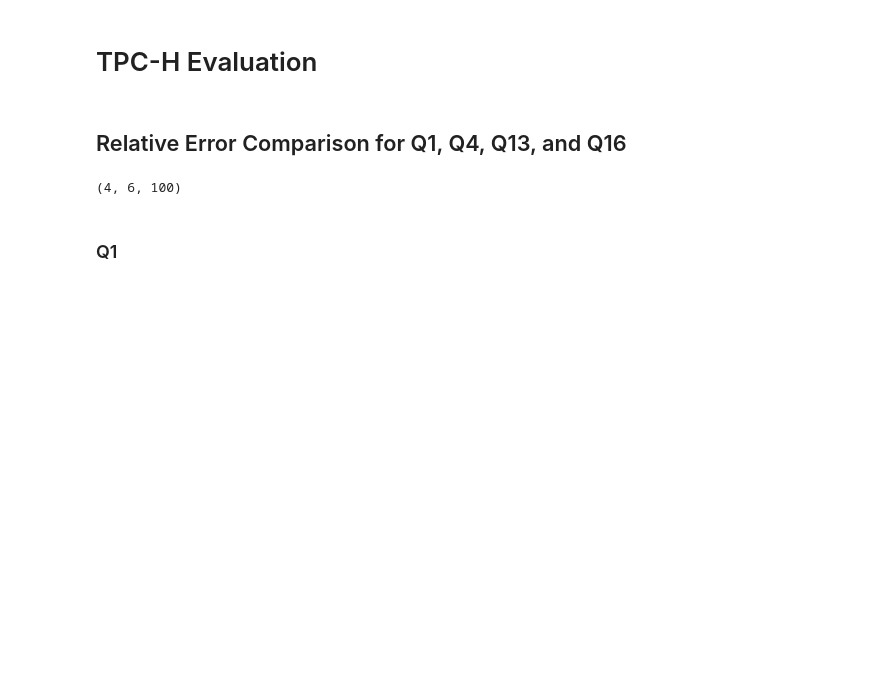
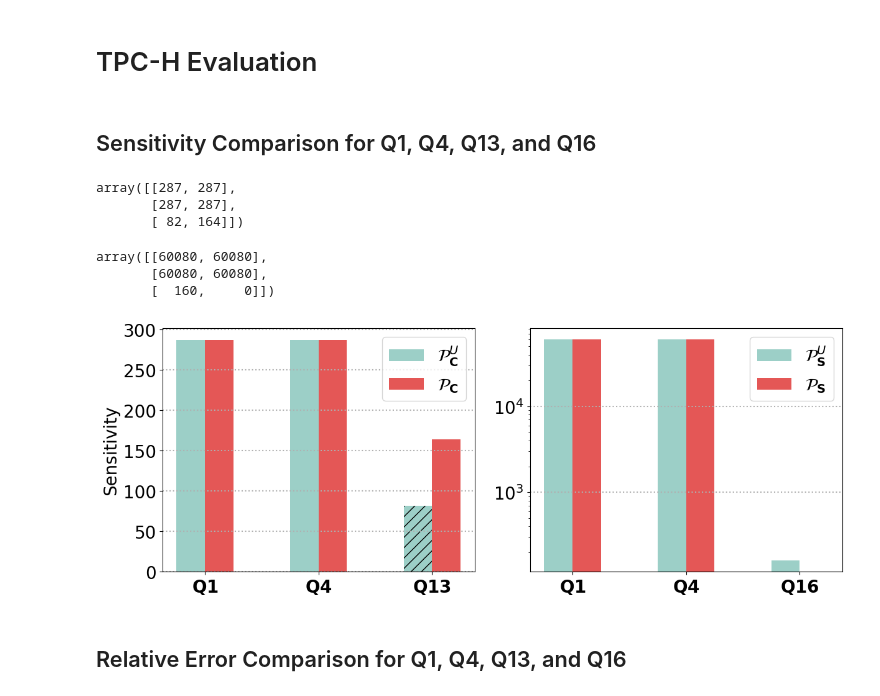
Before and after one commit to casciand/dp4sql, a Jupyter notebook: results/plots.ipynb, the cells around one changed output. Cells and saved outputs as stored; diff of their text form; code cells hidden in the pictures; blank space fills up the shorter version.

```diff
--- a/results/plots.ipynb
+++ b/results/plots.ipynb
@@ -137,2 +99,4 @@ plt.show()
 # %% [markdown]
 # TPC-H Evaluation
+# %% [markdown]
+## Sensitivity Comparison for Q1, Q4, Q13, and Q16
@@ -139,3 +125,45 @@ plt.show()
+# %%
+customer_data
+# %% [output]
+array([[287, 287],
+       [287, 287],
+       [ 82, 164]])
+# %%
+supplier_data
+# %% [output]
+array([[60080, 60080],
+       [60080, 60080],
+       [  160,     0]])
+# %%
+fig, (ax1, ax2) = plt.subplots(1, 2, figsize=(12.5, 5))
+hatch = ''
+
+# Customer
+for i in range(num_bars):
+    bar = ax1.bar(x + i * bar_width, customer_data[:, i], bar_width, label=customer_policies[i], color=colors[i], hatch=hatch)
+    if i == 0:
+        bar[2].set_hatch('//')
+
+ax1.set_ylabel('Sensitivity')
+ax1.set_xticks(x + bar_width / 2)
+ax1.set_xticklabels(np.delete(queries, 3))
+ax1.grid(axis='y', linestyle=':', linewidth=1.5)
+ax1.legend(ncol=1)
+
+# Supplier
+for i in range(num_bars):
+    ax2.bar(x + i * bar_width, supplier_data[:, i], bar_width, label=supplier_policies[i], color=colors[i])
+
+ax2.set_xticks(x + bar_width / 2)
+ax2.set_xticklabels(np.delete(queries, 2))
+ax2.set_yscale('log')
+ax2.grid(axis='y', linestyle=':', linewidth=1.5)
+ax2.legend(ncol=1)
+
+plt.tight_layout()
+plt.show()
+# %% [output]
+[figure, added]
 # %% [markdown]
 ## Relative Error Comparison for Q1, Q4, Q13, and Q16
 # %%
@@ -151,10 +179,10 @@ def read_noise(filepath):
             data.append(row[1:])
         return data
 # %%
-customer_policies = np.array([r'$\mathcal{P}^U_{\bf{C\_}}$', r'$\mathcal{P}^1_{\bf{C\_}}$', r'$\mathcal{P}^2_{\bf{C\_}}$'])
-supplier_policies = np.array([r'$\mathcal{P}^U_{\bf{S\_}}$', r'$\mathcal{P}^1_{\bf{S\_}}$', r'$\mathcal{P}^2_{\bf{S\_}}$'])
+customer_policies = np.array([r'$\text{Tumult}_{\bf{C}}$', r'$\mathcal{P}^U_{\bf{C}}$', r'$\mathcal{P}_{\bf{C}}$'])
+supplier_policies = np.array([r'$\text{Tumult}_{\bf{S}}$', r'$\mathcal{P}^U_{\bf{S}}$', r'$\mathcal{P}_{\bf{S}}$'])
 
-# Data
+# DP4SQL
 data = []
 data.append(read_noise('tpch/q1_noise.csv'))
 data.append(read_noise('tpch/q4_noise.csv'))
@@ -162,15 +190,18 @@ data.append(read_noise('tpch/q13_noise.csv'))
 data.append(read_noise('tpch/q16_noise.csv'))
 data = np.array(data).astype(float)
 
+# Tumult Analytics
+customer = np.array(read_noise('tpch-opendp_tmlt/tumult_customer_error.csv')).astype(float)
+supplier = np.array(read_noise('tpch-opendp_tmlt/tumult_supplier_error.csv')).astype(float)
+customer = np.append(customer, np.zeros((1, 50)), axis=0)
+supplier = np.insert(supplier, 2, np.zeros((1, 50)), axis=0)
+
+data = np.insert(data, 0, customer, axis=1)
+data = np.insert(data, 3, supplier, axis=1)
+
 # Scaling for relative error
 data[0, :, :] /= 1478493
 data[1, :, :] /= 10594
 data[2, :, :] /= 6641
 data[3, :, :] /= 28
-
-data.shape
-# %% [output]
-(4, 6, 100)
-# %% [markdown]
-### Q1
 # %%
```
Also changed, not shown: parts of 15 cells of this notebook, 42 other files.
